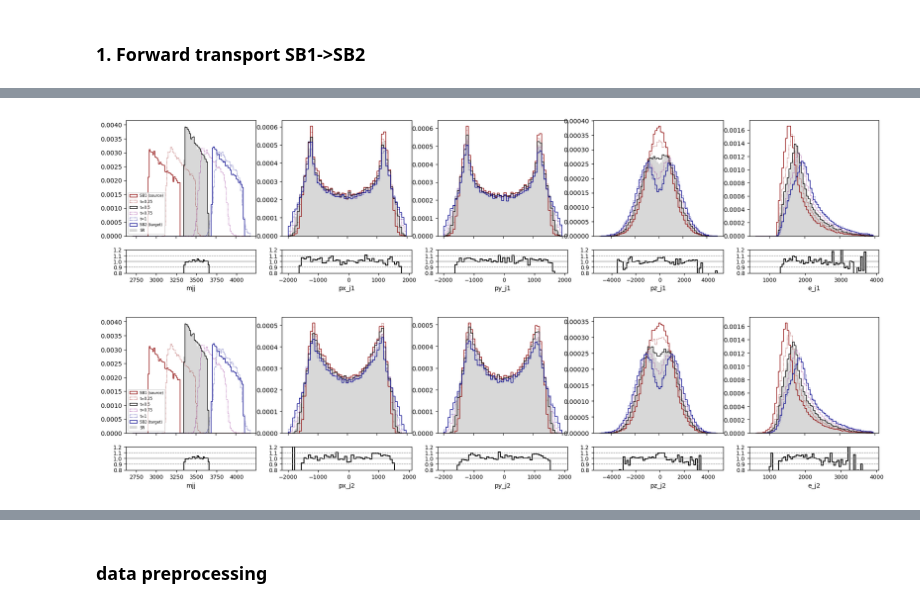
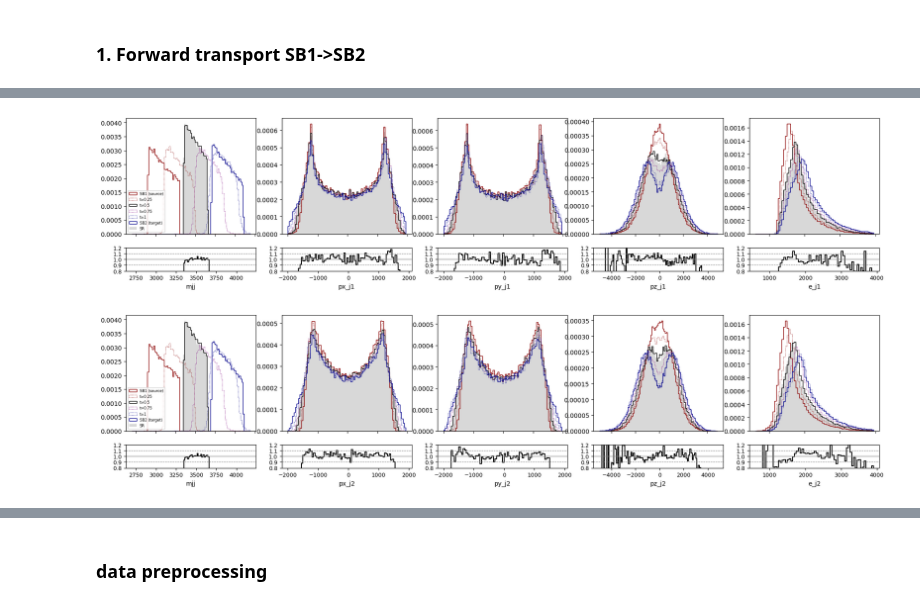
Before and after one commit to dfaroughy/DynGenModels, a Jupyter notebook: experiments/LHCO_olympics/lhco_LowLevel.ipynb, the cells around one changed output, grey strips where cells are left out. Saved outputs shown, nothing was run; the diff lists cells and outputs as text; code cells hidden in the pictures.

```diff
--- a/experiments/LHCO_olympics/lhco_LowLevel.ipynb
+++ b/experiments/LHCO_olympics/lhco_LowLevel.ipynb
@@ -16,22 +16,24 @@ configs_fwd = Configs(# data:
                   dim_input = 8,
                   num_dijets = 66650,
                   # training params:
-                  DEVICE = 'cpu',
-                  EPOCHS = 200,
+                  DEVICE = 'cuda:1',
+                  EPOCHS = 100,
                   batch_size = 512,
                   print_epochs = 20,
                   early_stopping = 30,
                   min_epochs = 200,
                   exchange_target_with_source = False,
-                  data_split_fracs = [0.9, 0.1, 0.0],
+                  data_split_fracs = [0.85, 0.15, 0.0],
                   lr = 1e-3,
                   optimizer = 'Adam',
-                  fix_seed = 1234,
+                  fix_seed = 12345,
                   # model params:
                   DYNAMICS = 'OptimalTransportFlowMatching',
                   MODEL = 'MLP_fwd',
-                  dim_hidden = 512,
-                  num_layers = 4,
+                  dim_hidden = 256,
+                  dim_time_emb = 64,
+                  num_layers = 5,
+                  activation = 'ReLU',
                   sigma = 0.00001,
                   t0 = 0.0,
                   t1 = 1.0,
@@ -104,37 +190,37 @@ INFO: train size: 59985, validation size: 6665, testing sizes: 0
 #                                  preprocessor=PreProcessLHCOlympicsLowLevelData,
 #                                  postprocessor=PostProcessLHCOlympicsLowLevelData,
 #                                  best_epoch_model=True,
-#                                  num_sampling_steps=250)
+#                                  num_sampling_steps=500)
 
 # pipeline_fwd.generate_samples(input_source=lhco_fwd.source)
 
 # from utils import plot_interpolation_low_level
 
 mjj_buffer = 50.0
 
 plot_interpolation_low_level(lhco_fwd, pipeline_fwd,
                              time_stop_feature='mjj',
                              features=['mjj', 'px_j1', 'py_j1', 'pz_j1', 'e_j1'],
-                             bins=[(2700, 4200, 15), (-2000, 2000, 75), (-2000, 2000, 75), (-5000, 5000, 150), (600, 4000, 50)],
+                             bins=[(2700, 4200, 15), (-2000, 2000, 50), (-2000, 2000, 50), (-5000, 5000, 100), (600, 4000, 50)],
                              figsize=(22, 4.5),
                              mass_window=[configs_fwd.cuts_sideband_low['mjj'][1] + mjj_buffer, configs_fwd.cuts_sideband_high['mjj'][0] - mjj_buffer],
                              log=False,
                              density=True,
                              save_path=configs_fwd.workdir+'/interpolation_low_level_j1.png',
                              show=True)
 
 
 plot_interpolation_low_level(lhco_fwd, pipeline_fwd,
                              time_stop_feature='mjj',
                              features=['mjj', 'px_j2', 'py_j2', 'pz_j2', 'e_j2'],
-                             bins=[(2700, 4200, 15), (-2000, 2000, 75), (-2000, 2000, 75), (-5000, 5000, 150), (600, 4000, 50)],
+                             bins=[(2700, 4200, 15), (-2000, 2000, 50), (-2000, 2000, 50), (-5000, 5000, 100), (600, 4000, 50)],
                              figsize=(22, 4.5),
                              mass_window=[configs_fwd.cuts_sideband_low['mjj'][1] + mjj_buffer, configs_fwd.cuts_sideband_high['mjj'][0] - mjj_buffer],
                              log=False,
                              density=True,
                              save_path=configs_fwd.workdir+'/interpolation_low_level_j2.png',
                              show=True)
 # %% [output]
-[figure, old version]
+[figure, new version]
-[figure, old version]
+[figure, new version]
 # %%
```
Also changed, not shown: parts of 7 cells of this notebook, 5 other files.
